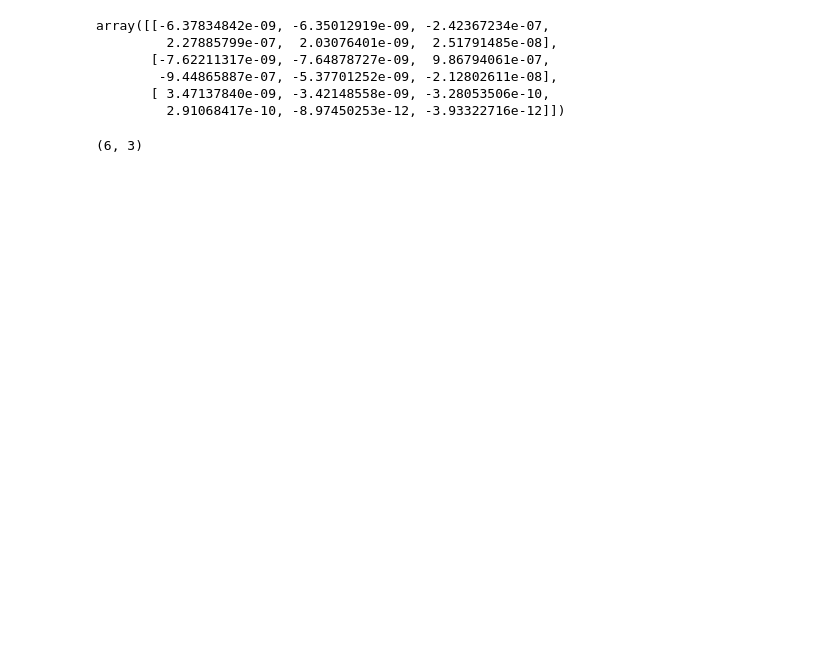
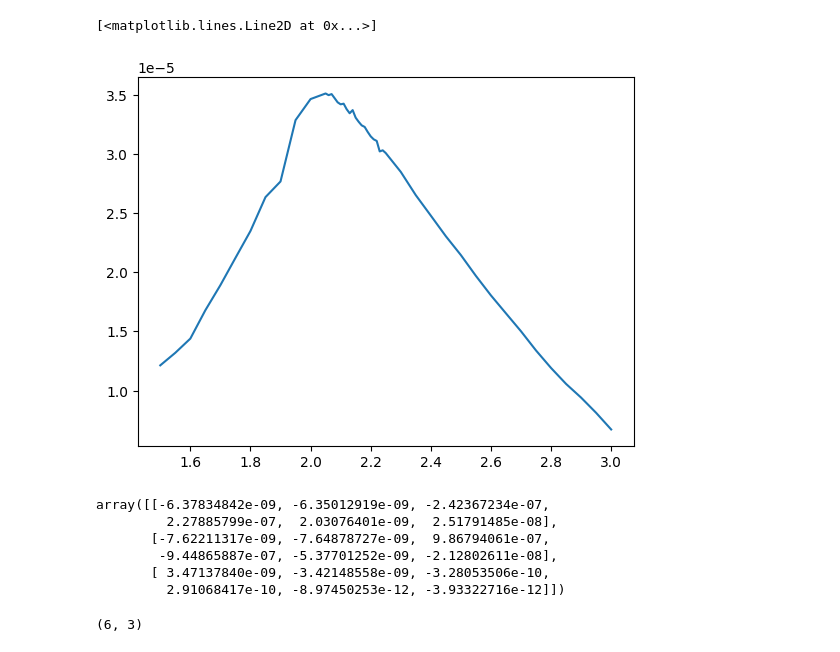
Before and after one commit to MoriyaSuwako2524/chemlab, a Jupyter notebook: notebooks/temdata/D/test.ipynb, the cells around one changed output. Drawn from its saved outputs; the diff is of its cells as text; code cells hidden in the pictures; blank space fills up the shorter version.

```diff
--- a/notebooks/temdata/D/test.ipynb
+++ b/notebooks/temdata/D/test.ipynb
@@ -34,3 +34,8 @@ plt.scatter(2.18656,0)
+# %%
+plt.plot(dist,soc)
+# %% [output]
+[<matplotlib.lines.Line2D at 0x...>]
+[figure, added]
 # %%
 from chemlab.util.file_system import qchem_out_force
 tem = qchem_out_force()
```
Also changed, not shown: parts of 2 cells of this notebook, 4 other files.
